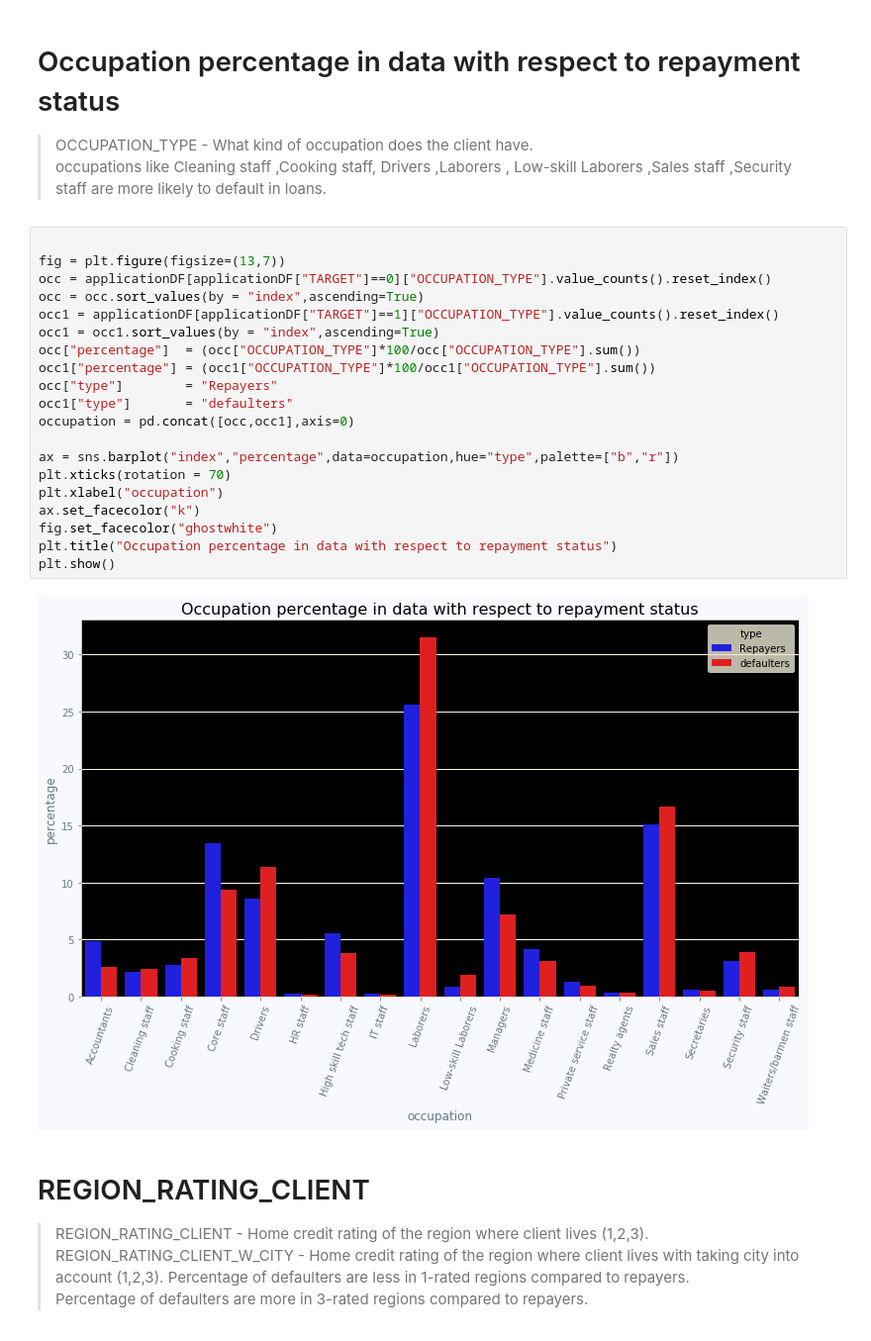
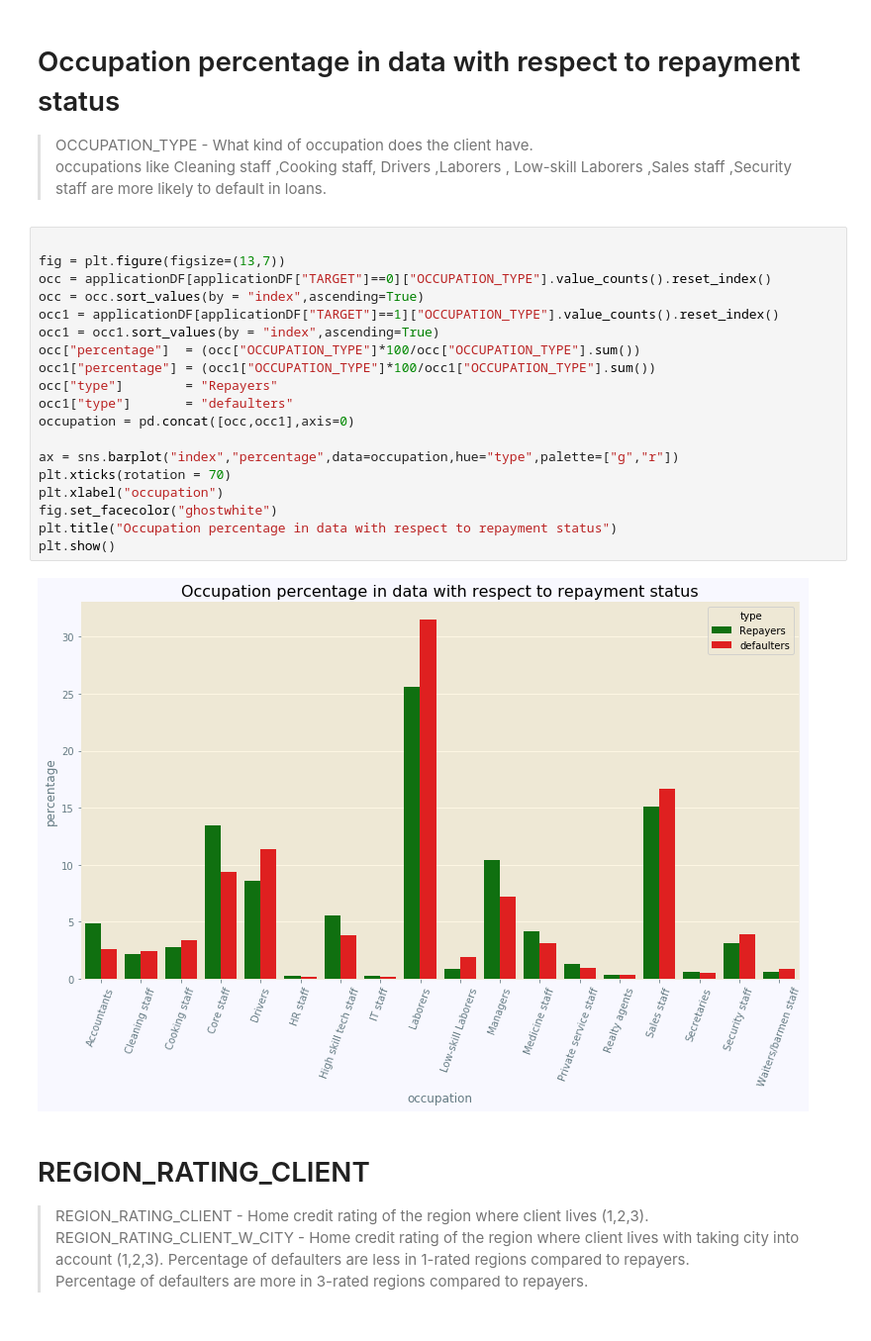
Before and after one commit to padma-it/DataScienceCaseStudies, a Jupyter notebook: Credit EDA/Credit_EDA_Case_Study_Padma.ipynb, the cells around one changed output. Shown at 99% size. Saved outputs shown, nothing was run; the diff lists cells and outputs as text.

```diff
--- a/Credit EDA/Credit_EDA_Case_Study_Padma.ipynb
+++ b/Credit EDA/Credit_EDA_Case_Study_Padma.ipynb
@@ -851,25 +837,24 @@ for i,j in itertools.zip_longest(cols,range(length)):
 # %%
 
 fig = plt.figure(figsize=(13,7))
 occ = applicationDF[applicationDF["TARGET"]==0]["OCCUPATION_TYPE"].value_counts().reset_index()
 occ = occ.sort_values(by = "index",ascending=True)
 occ1 = applicationDF[applicationDF["TARGET"]==1]["OCCUPATION_TYPE"].value_counts().reset_index()
 occ1 = occ1.sort_values(by = "index",ascending=True)
 occ["percentage"]  = (occ["OCCUPATION_TYPE"]*100/occ["OCCUPATION_TYPE"].sum())
 occ1["percentage"] = (occ1["OCCUPATION_TYPE"]*100/occ1["OCCUPATION_TYPE"].sum())
 occ["type"]        = "Repayers"
 occ1["type"]       = "defaulters"
 occupation = pd.concat([occ,occ1],axis=0)
 
-ax = sns.barplot("index","percentage",data=occupation,hue="type",palette=["b","r"])
+ax = sns.barplot("index","percentage",data=occupation,hue="type",palette=["g","r"])
 plt.xticks(rotation = 70)
 plt.xlabel("occupation")
-ax.set_facecolor("k")
 fig.set_facecolor("ghostwhite")
 plt.title("Occupation percentage in data with respect to repayment status")
 plt.show()
 # %% [output]
-[figure, old version]
+[figure, new version]
 # %% [markdown]
 # REGION_RATING_CLIENT
 >REGION_RATING_CLIENT - Home credit rating of the region where client lives (1,2,3).
```
Also changed, not shown: parts of 21 cells of this notebook.
